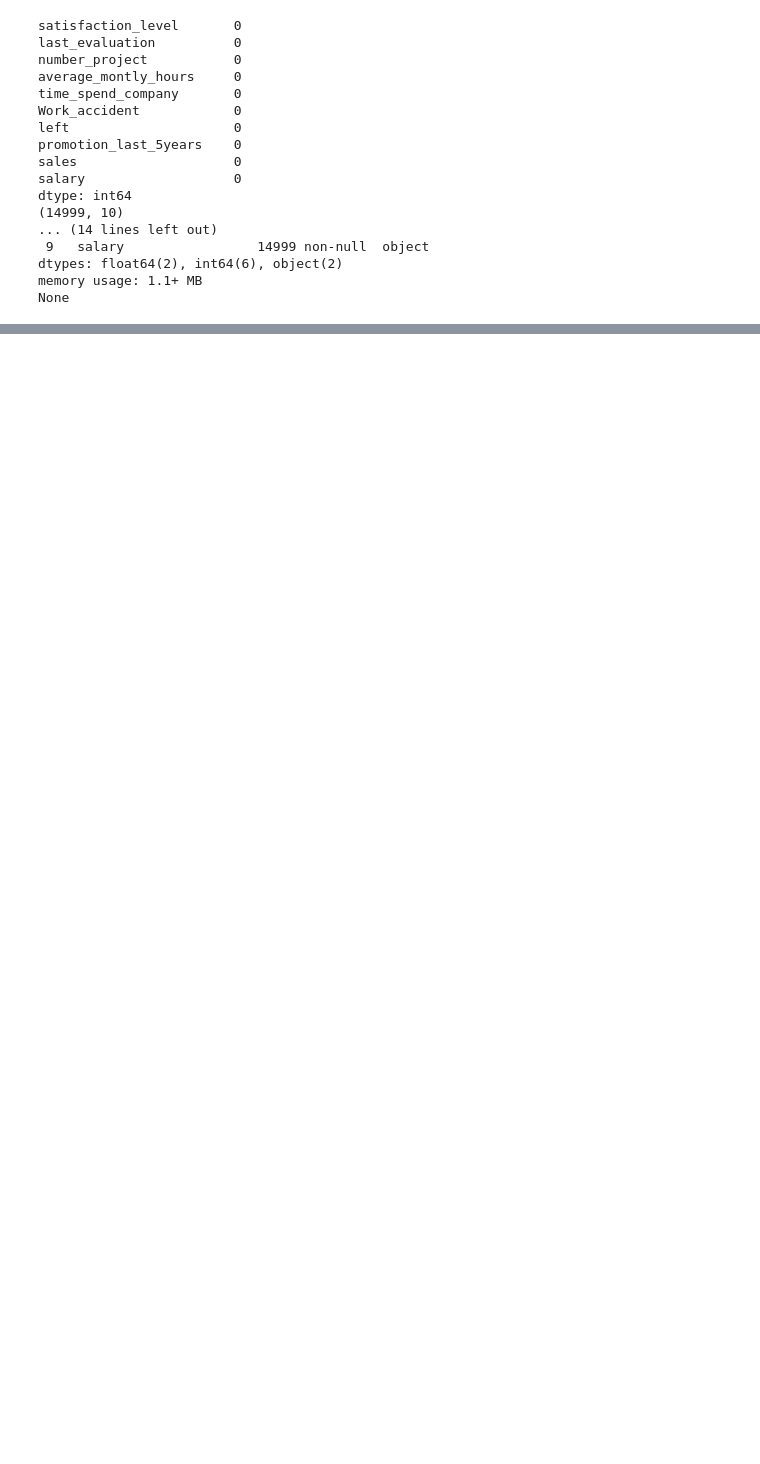
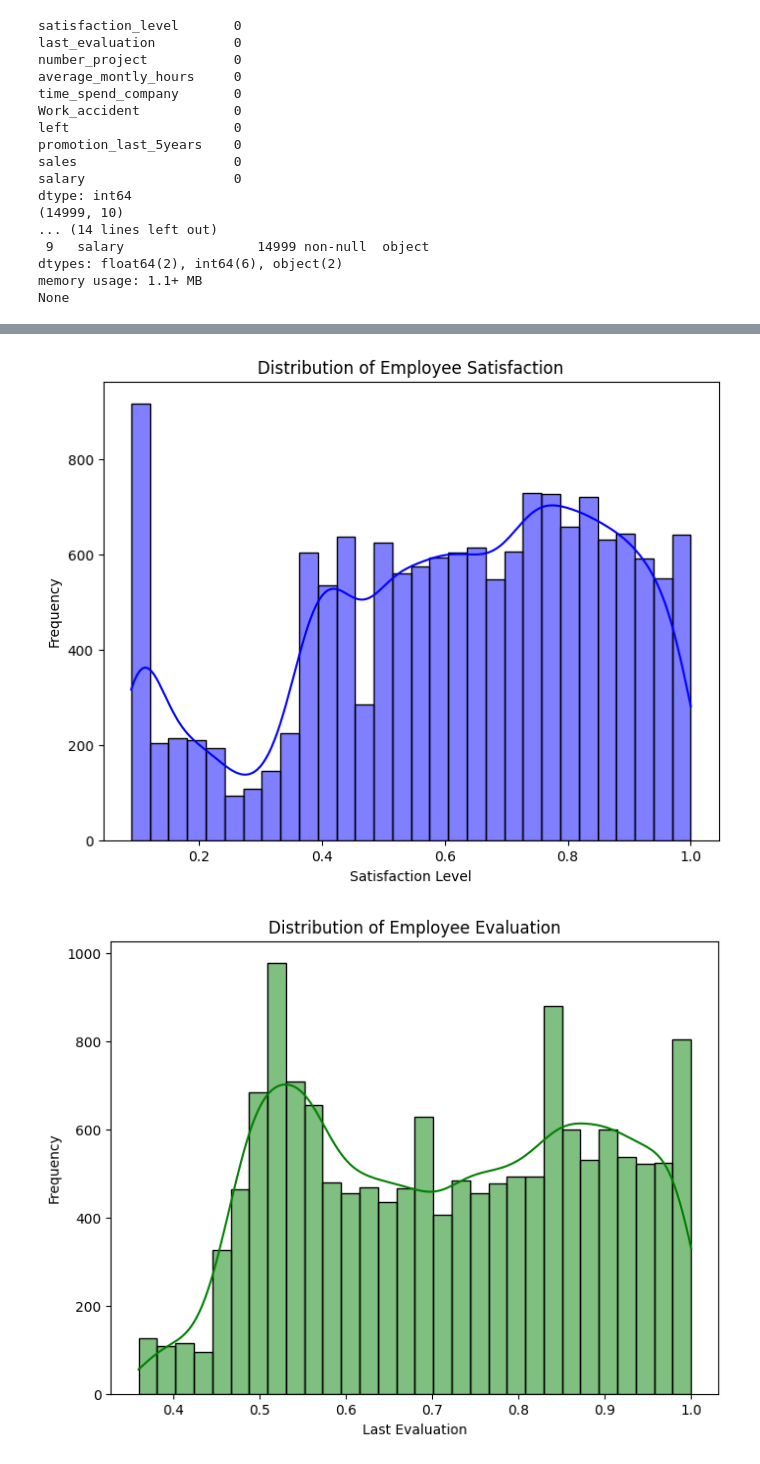
Before and after one commit to srinipar/AILabs, a Jupyter notebook: AIMLIIT/Projects/ML_Employee Turnover Analytics/Employee_TurnoverAnalysis.ipynb, the cells around one changed output, grey strips where cells are left out. Cells and saved outputs as stored; diff of their text form; code cells hidden in the pictures; blank space fills up the shorter version.

```diff
--- a/AIMLIIT/Projects/ML_Employee Turnover Analytics/Employee_TurnoverAnalysis.ipynb
+++ b/AIMLIIT/Projects/ML_Employee Turnover Analytics/Employee_TurnoverAnalysis.ipynb
@@ -71,0 +69,31 @@ Index(['satisfaction_level', 'last_evaluation', 'number_project',
+# %%
+#2.2.	Draw the distribution plot of:
+#■	Employee Satisfaction (use column satisfaction_level)
+#■	Employee Evaluation (use column last_evaluation)
+#■	Employee Average Monthly Hours (use column average_montly_hours)
+
+#Distribution plot of Employee Satisfaction
+plt.figure(figsize=(8, 6))
+sns.histplot(data['satisfaction_level'], kde=True, bins=30, color='blue')
+plt.title('Distribution of Employee Satisfaction')
+plt.xlabel('Satisfaction Level')
+plt.ylabel('Frequency')
+plt.show()
+#Distribution plot of Employee Evaluation
+plt.figure(figsize=(8, 6))
+sns.histplot(data['last_evaluation'], kde=True, bins=30, color='green')
+plt.title('Distribution of Employee Evaluation')
+plt.xlabel('Last Evaluation')
+plt.ylabel('Frequency')
+plt.show()
+
+#Distribution plot of Employee Average Monthly Hours
+plt.figure(figsize=(8, 6))
+sns.histplot(data['average_montly_hours'], kde=True, bins=30, color='orange')
+plt.title('Distribution of Employee Average Monthly Hours')
+plt.xlabel('Average Monthly Hours')
+plt.ylabel('Frequency')
+plt.show()
+# %% [output]
+[figure, added]
+[figure, added]
```
Also changed, not shown: parts of 1 cell of this notebook.
